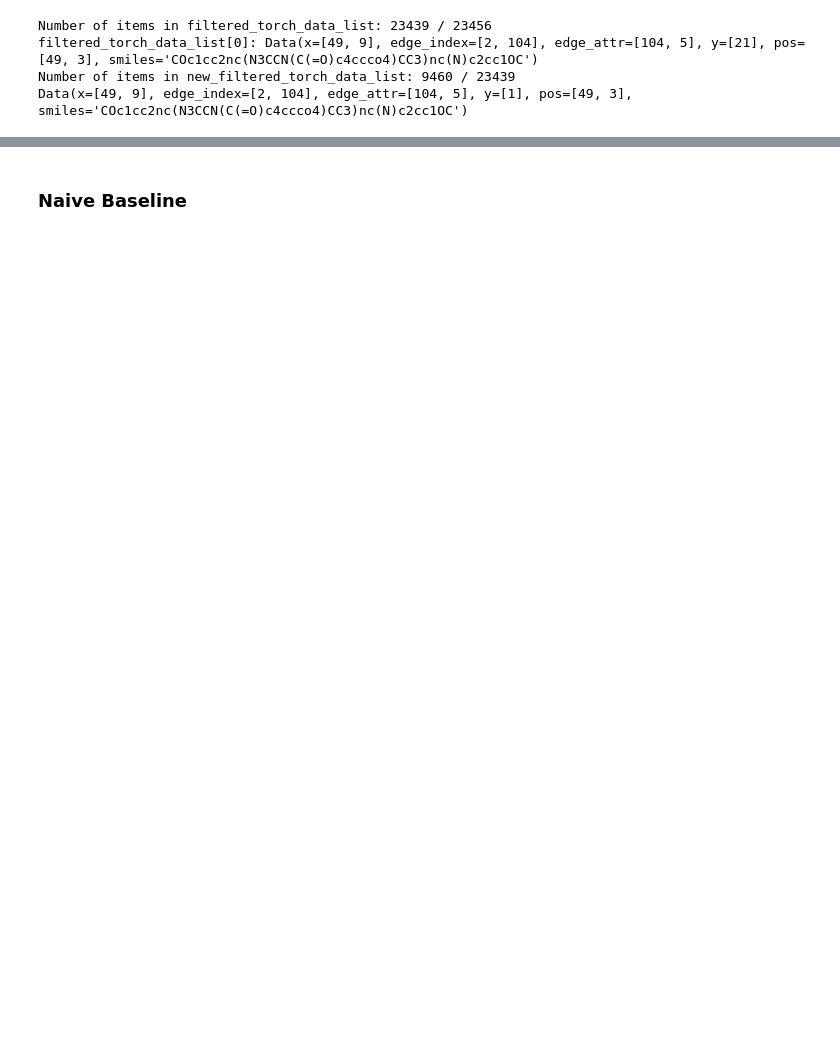
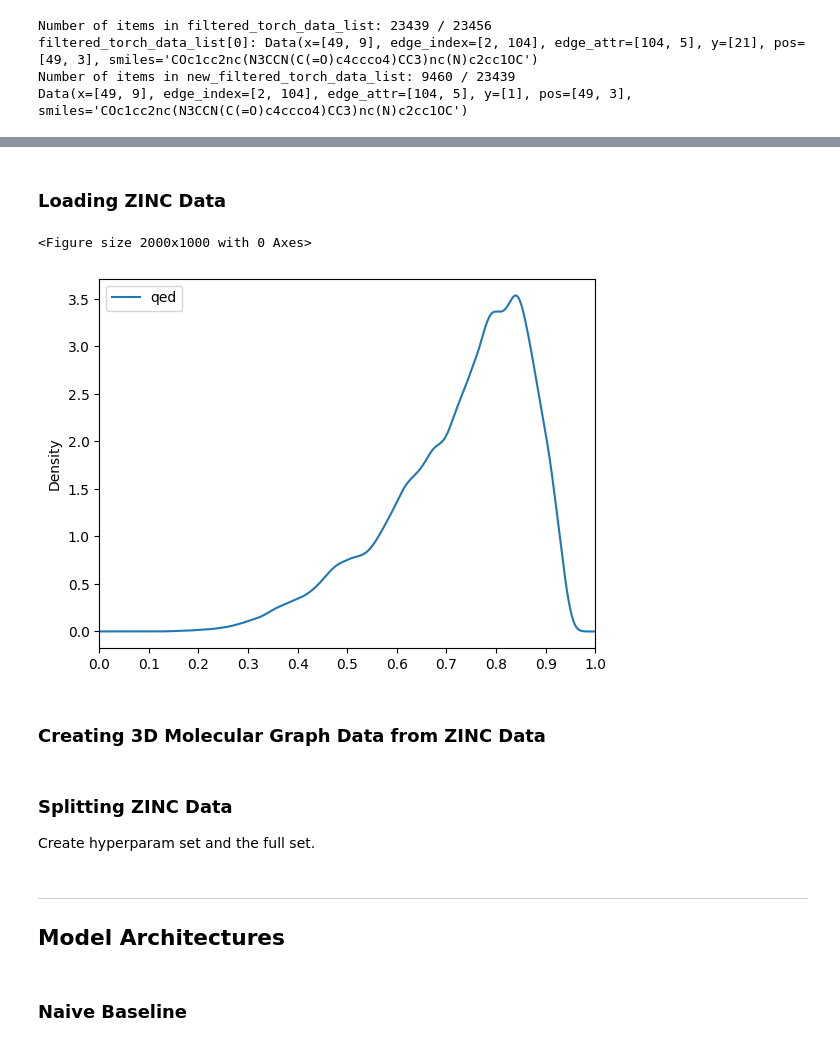
Before and after one commit to paulutsch/serotonin-3d-gnn, a Jupyter notebook: serotonin-3d-gnn.ipynb, the cells around one changed output, grey strips where cells are left out. Drawn from its saved outputs; the diff is of its cells as text; code cells hidden in the pictures; blank space fills up the shorter version.

Commit message:
feat: zinc dataset & cleanup

```diff
--- a/serotonin-3d-gnn.ipynb
+++ b/serotonin-3d-gnn.ipynb
@@ -327,0 +339,17 @@ Node features: 9, targets: 1, edge attributes: 5
+# %% [markdown]
+### Loading ZINC Data
+# %%
+pretraining_df = pd.read_csv(PATH_DATA / "250k_rndm_zinc_drugs_clean_3.csv")
+
+pretraining_df.head()
+
+plt.figure(figsize=(20, 10))
+pretraining_df.iloc[:, [2]].plot.kde()
+plt.xlim(0, 1)
+plt.xticks(ticks=np.arange(0, 1.1, 0.1))
+plt.show()
+# %% [output]
+<Figure size 2000x1000 with 0 Axes>
+[figure, added]
+# %% [markdown]
+### Creating 3D Molecular Graph Data from ZINC Data
@@ -328,2 +383,10 @@ Node features: 9, targets: 1, edge attributes: 5
+# %% [markdown]
+### Splitting ZINC Data
+
+Create hyperparam set and the full set.
+# %% [markdown]
+---
+
+## Model Architectures
 # %% [markdown]
 ### Naive Baseline
```
Also changed, not shown: parts of 55 cells of this notebook, 2 other files.
